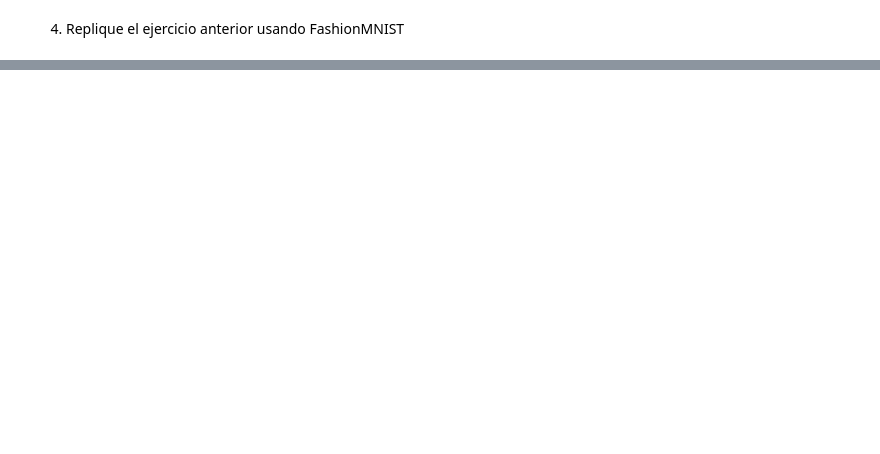
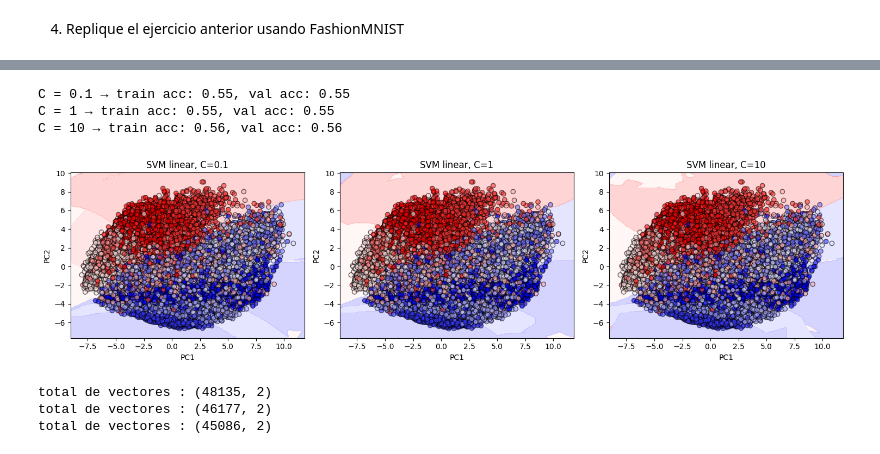
Before and after one commit to paquev/machine_learning, a Jupyter notebook: diplomado_uc/introduccion al machine learning/notebooks_clases/SVM_2.ipynb, the cells around one changed output, grey strips where cells are left out. Saved outputs shown, nothing was run; the diff lists cells and outputs as text; code cells hidden in the pictures; blank space fills up the shorter version.

```diff
--- a/diplomado_uc/introduccion al machine learning/notebooks_clases/SVM_2.ipynb
+++ b/diplomado_uc/introduccion al machine learning/notebooks_clases/SVM_2.ipynb
@@ -76,23 +141,50 @@ plt.show()
 # %%
-models = {}
+models = {
+    'svm' : SVC
+}
+
+final_results = []
+
 for C in [0.1, 1, 10]:
+    svm = models['svm'](C=C)
+    svm.fit(X_train, y_train)
+    final_results.append(svm)
     print(f"C = {C} → train acc: {svm.score(X_train, y_train):.2f}, "
           f"val acc: {svm.score(X_val, y_val):.2f}")
+# %% [output]
+C = 0.1 → train acc: 0.55, val acc: 0.55
+C = 1 → train acc: 0.55, val acc: 0.55
+C = 10 → train acc: 0.56, val acc: 0.56
 # %%
 def plot_decision_boundary(model, X, y, ax, title):
     xx, yy = np.meshgrid(
         np.linspace(X[:,0].min()-1, X[:,0].max()+1, 200),
         np.linspace(X[:,1].min()-1, X[:,1].max()+1, 200)
     )
     Z = model.predict(np.c_[xx.ravel(), yy.ravel()]).reshape(xx.shape)
     ax.contourf(xx, yy, Z, alpha=0.2, cmap='bwr')
     ax.scatter(X[:,0], X[:,1], c=y, cmap='bwr', edgecolor='k', alpha=0.6)
     ax.set_title(title)
     ax.set_xlabel("PC1"); ax.set_ylabel("PC2")
 
 fig, axes = plt.subplots(1, 3, figsize=(15,4))
-for ax, (C, svm) in zip(axes, models.items()):
-    plot_decision_boundary(svm, X_val, y_val, ax, f"SVM linear, C={C}")
-plt.tight_layout(); plt.show()
+for ax, C, model_entrenado in zip(axes,[0.1, 1, 10], final_results):
+    # Llamamos a la función con el modelo, los datos de validación y el título.
+    plot_decision_boundary(model_entrenado, X_val, y_val, ax, f"SVM linear, C={C}")
+
+plt.tight_layout()
+plt.show()
+# %% [output]
+[figure, added]
 # %%
 # Imprima C, numero de vectores de soporte y precision en validacion.
+for i in range(0,3):
+    model = final_results[i]
+    # obtener el total de vectores de cada modelo
+    total_vectores = model.support_vectors_
+
+    print(f"total de vectores : {total_vectores.shape}")
+# %% [output]
+total de vectores : (48135, 2)
+total de vectores : (46177, 2)
+total de vectores : (45086, 2)
```
Also changed, not shown: parts of 6 cells of this notebook, 15 other files.
